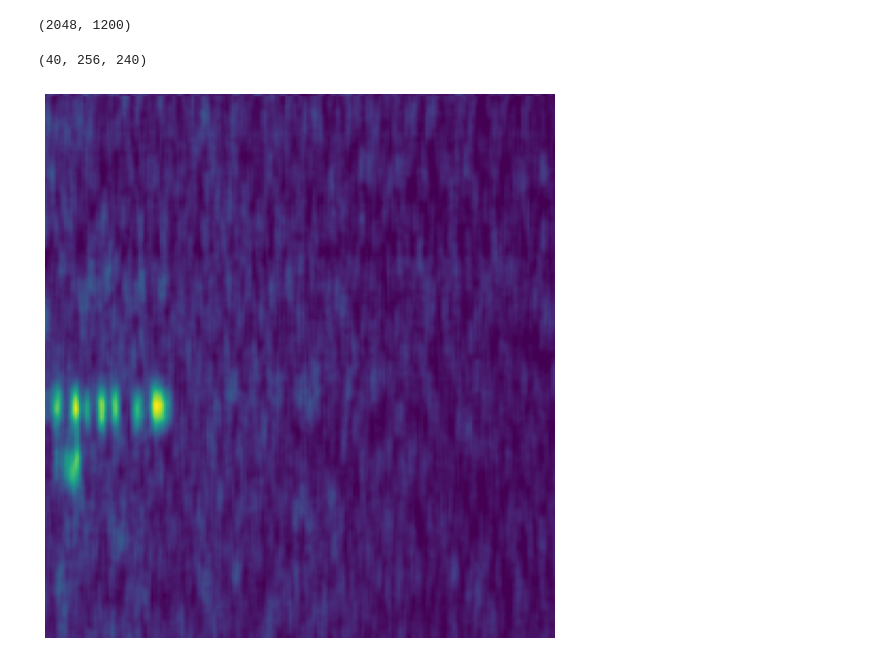
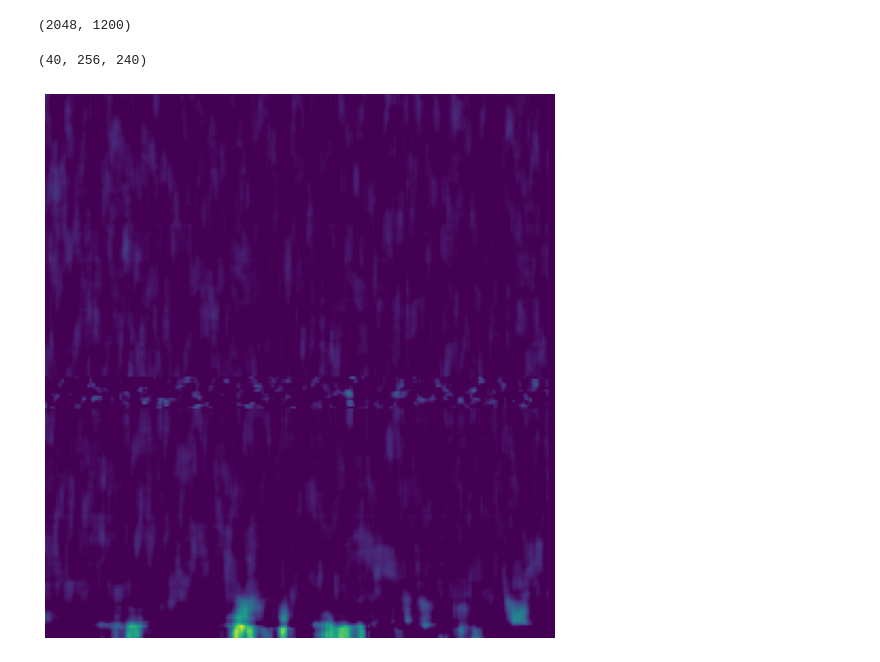
Before and after one commit to dddyom/detectron, a Jupyter notebook: split_algorithm.ipynb, the cells around one changed output. Cells and saved outputs as stored; diff of their text form; code cells hidden in the pictures.

```diff
--- a/split_algorithm.ipynb
+++ b/split_algorithm.ipynb
@@ -6,7 +10,20 @@ plt.rcParams['figure.figsize'] = [10, 10]
 # %%
+def dat2nparr(dat_file_dir):
+    buffer = []
+    dat_file = open(dat_file_dir, "rb").read()
 
-a = np.load("matrix/10.npy")
+    for i in range(0, len(dat_file), 2):
+        buffer.append(struct.unpack("<H", dat_file[i: i + 2]))
+
+    matrix = np.reshape(np.array(buffer), (2048, 1200))
+
+    return matrix
+
+
+def split(array, nrows, ncols):
+    """Split a matrix into sub-matrices."""
+
+    r, h = array.shape
+    return (array.reshape(h//nrows, nrows, -1, ncols)
+                 .swapaxes(1, 2)
+                 .reshape(-1, nrows, ncols))
-# %%
-a.shape
-# %% [output]
-(2048, 1200)
@@ -21,20 +30,18 @@ def split(array, nrows, ncols):
 # %%
-splited_buffer = split(a, 256, 240)
+buffer_matrix = dat2nparr('dat/SO_210823_152541.dat')
+print(buffer_matrix.shape)
+
+splited_buffer = split(buffer_matrix, 256, 240)
 splited_buffer.shape
 # %% [output]
-(40, 256, 240)
+(2048, 1200)
+(40, 256, 240)
 # %%
-# for i in splited_buffer:
-#     plt.imshow(i)
-#     plt.axis("off")
-#     plt.tick_params(axis='both', left='off', top='off', right='off', bottom='off', labelleft='off', labeltop='off', labelright='off', labelbottom='off')
-# #     plt.savefig('foo.png', dpi=100, bbox_inches='tight', pad_inches=0.0)
+for i in range(len(splited_buffer)):
+    plt.imshow(splited_buffer[i])
+    plt.axis("off")
+    plt.tick_params(axis='both', left='off', top='off', right='off', bottom='off', labelleft='off', labeltop='off', labelright='off', labelbottom='off')
+    plt.savefig(f'current/{i}.png', dpi=100, bbox_inches='tight', pad_inches=0.0)
 #     plt.show()
+# %% [output]
+[figure, added]
-# %%
-plt.imshow(splited_buffer[2])
-plt.axis("off")
-plt.tick_params(axis='both', left='off', top='off', right='off', bottom='off', labelleft='off', labeltop='off', labelright='off', labelbottom='off')
-plt.savefig('images/foo.png', dpi=100, bbox_inches='tight', pad_inches=0.0)
-plt.show()
-# %% [output]
-[figure, removed]
```
Also changed, not shown: parts of 2 cells of this notebook, 1 other file.
